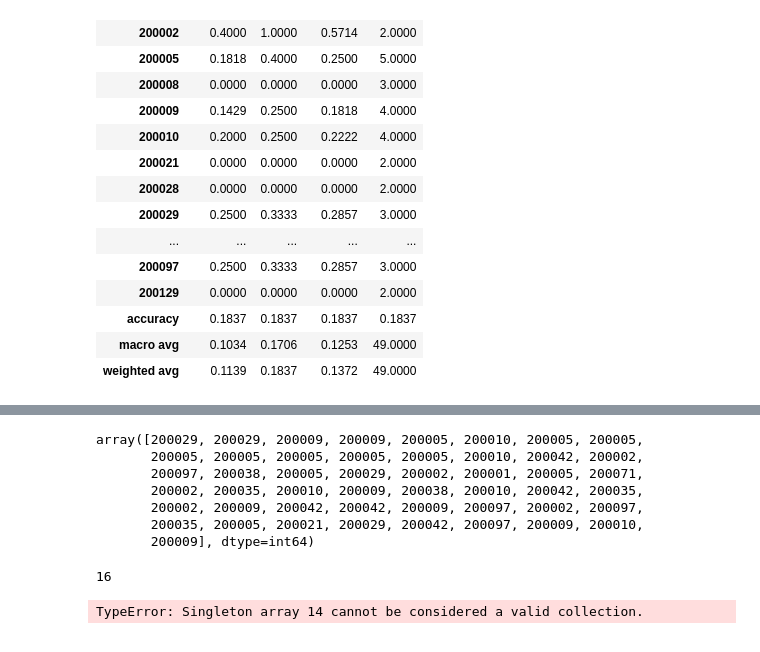
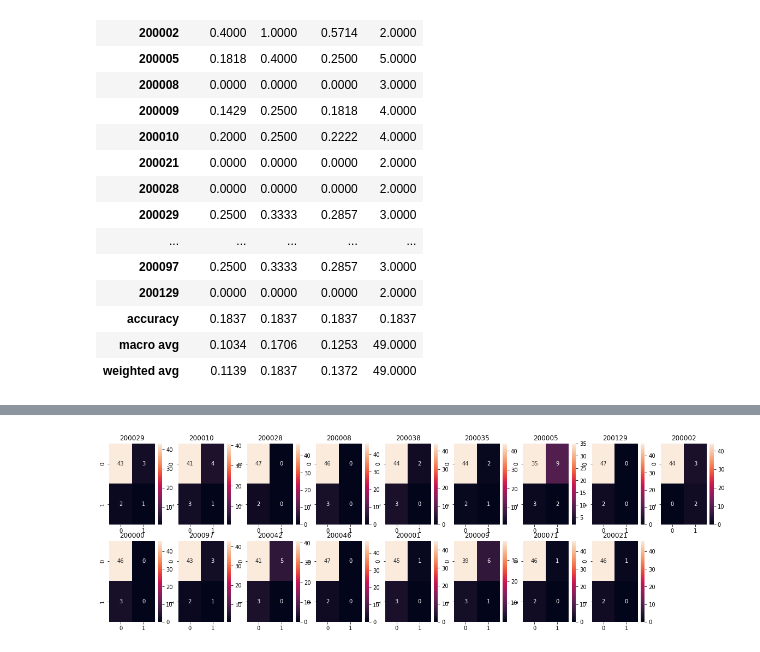
Before and after one commit to JuanMajul/Mentoria_DiploDatos2021, a Jupyter notebook: Notebooks/Practico_4.ipynb, the cells around one changed output, grey strips where cells are left out. Drawn from its saved outputs; the diff is of its cells as text; code cells hidden in the pictures.

```diff
--- a/Notebooks/Practico_4.ipynb
+++ b/Notebooks/Practico_4.ipynb
@@ -97,2 +84,6 @@ df.head(2)
+# %%
+df.rename(columns={'especialidad_prestador_encoded_CLINICA MEDICA':'especialidad_clinica',
+                   'especialidad_prestador_encoded_NUTRICIONISTAS(LIC.)                              ':'especialidad_nutricion',
+                   'especialidad_prestador_encoded_PEDIATRIA':'especialidad_pediatria'},inplace=True)
 # %% [markdown]
 ### Análisis de demanda de prestadores
@@ -207,10 +220,10 @@ df_filtrado.drop(['id_consumo_encoded','edad_encoded','id_zona_encoded','antigue
 # %% [markdown]
 Filtramos los prestadores según la especialidad clínica médica
 # %%
-df_clinica=df_filtrado[df_filtrado['especialidad_prestador_encoded_CLINICA MEDICA']==1]
-df_clinica.drop(['especialidad_prestador_encoded_CLINICA MEDICA',
-       'especialidad_prestador_encoded_NUTRICIONISTAS(LIC.)                              ',
-       'especialidad_prestador_encoded_PEDIATRIA',
+df_clinica=df_filtrado[df_filtrado['especialidad_clinica']==1]
+df_clinica.drop(['especialidad_clinica',
+       'especialidad_nutricion',
+       'especialidad_pediatria',
        'categoria_prestador_gold', 'categoria_prestador_silver',
        'categoria_prestador_standard', 'categoria_socio_gold',
        'categoria_socio_silver', 'categoria_socio_standard'],axis=1,inplace=True)
@@ -491,46 +420,21 @@ array(['200029', '200010', '200028', '200029', '200008', '200010',
-# %%
-y_pred_test
-# %% [output]
-array([200029, 200029, 200009, 200009, 200005, 200010, 200005, 200005,
-       200005, 200005, 200005, 200005, 200005, 200010, 200042, 200002,
-       200097, 200038, 200005, 200029, 200002, 200001, 200005, 200071,
-       200002, 200035, 200010, 200009, 200038, 200010, 200042, 200035,
-       200002, 200009, 200042, 200042, 200009, 200097, 200002, 200097,
-       200035, 200005, 200021, 200029, 200042, 200097, 200009, 200010,
-       200009], dtype=int64)
-# %%
-y_pred
-# %% [output]
-16
-# %%
-y_pred = np.argmax(y_pred_test, axis=-1)
-
-y_true=np.argmax(y_test, axis=-1)
-
-cm = confusion_matrix(y_true, y_pred)
-
-## Get Class Labels
-labels = le.classes_
-class_names = labels
-
-# Plot confusion matrix in a beautiful manner
-fig = plt.figure(figsize=(16, 14))
-ax= plt.subplot()
-sns.heatmap(cm, annot=True, ax = ax, fmt = 'g'); #annot=True to annotate cells
-# labels, title and ticks
-ax.set_xlabel('Predicted', fontsize=20)
-ax.xaxis.set_label_position('bottom')
-plt.xticks(rotation=90)
-ax.xaxis.set_ticklabels(class_names, fontsize = 10)
-ax.xaxis.tick_bottom()
-
-ax.set_ylabel('True', fontsize=20)
-ax.yaxis.set_ticklabels(class_names, fontsize = 10)
-plt.yticks(rotation=0)
-
-plt.title('Refined Confusion Matrix', fontsize=20)
-
-plt.savefig('ConMat24.png')
-plt.show()
-# %% [output]
-TypeError: Singleton array 14 cannot be considered a valid collection.
+# %%
+cms=multilabel_confusion_matrix(y_test,y_pred_test,labels=y_test.unique())
+# %%
+fig,axs=plt.subplots(nrows=2,ncols=9,figsize=(20,6))
+
+j=0
+i=0
+
+for cm in range(0,len(cms),1):
+
+    sns.heatmap(cms[cm],annot=True,ax=axs[i,j])
+    axs[i,j].set_title(y_test.unique()[cm])
+    axs[1,8].set_axis_off()
+
+    j=j+1
+
+    if j==9:
+        j=0
+        i=i+1
+# %% [output]
+[figure, added]
```
Also changed, not shown: parts of 56 cells of this notebook.
